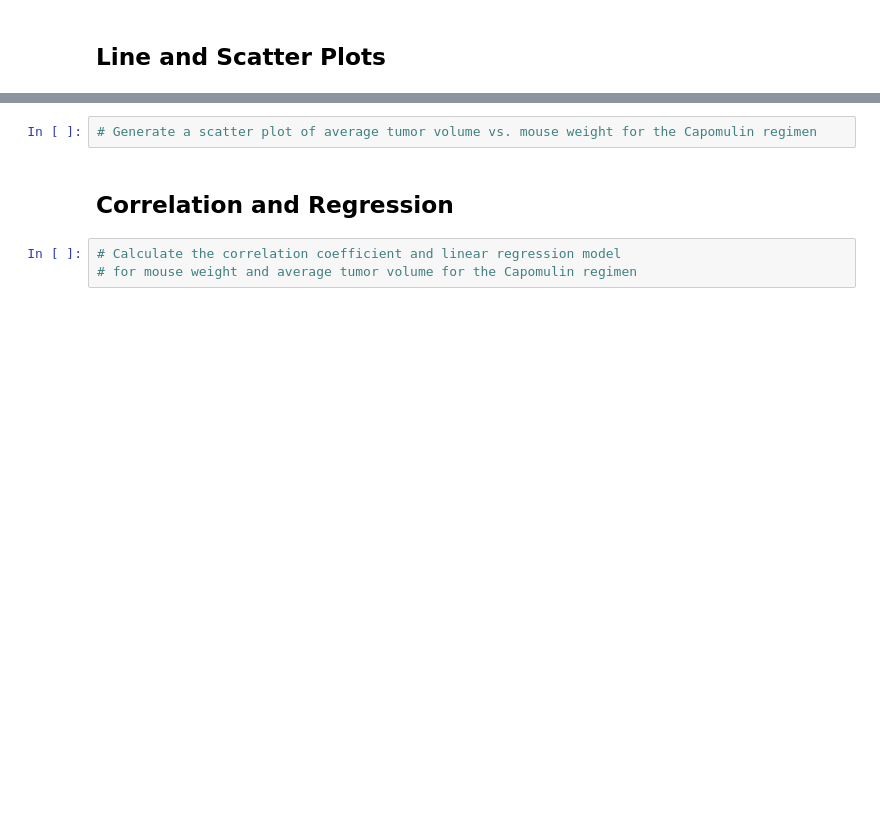
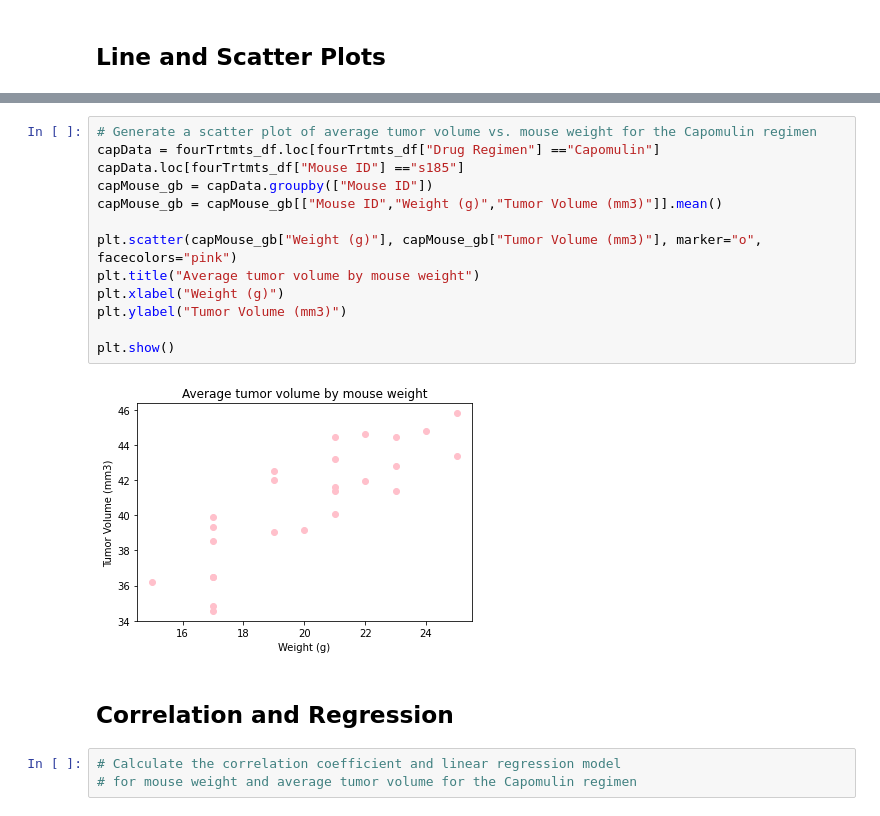
Before and after one commit to kunaual/matplotlib-challenge, a Jupyter notebook: Pymaceuticals/pymaceuticals.ipynb, the cells around one changed output, grey strips where cells are left out. Cells and saved outputs as stored; diff of their text form; blank space fills up the shorter version.

```diff
--- a/Pymaceuticals/pymaceuticals.ipynb
+++ b/Pymaceuticals/pymaceuticals.ipynb
@@ -349,5 +369,18 @@ plt.show()
-# %%
-# Generate a scatter plot of average tumor volume vs. mouse weight for the Capomulin regimen
+# %%
+# Generate a scatter plot of average tumor volume vs. mouse weight for the Capomulin regimen
+capData = fourTrtmts_df.loc[fourTrtmts_df["Drug Regimen"] =="Capomulin"]
+capData.loc[fourTrtmts_df["Mouse ID"] =="s185"]
+capMouse_gb = capData.groupby(["Mouse ID"])
+capMouse_gb = capMouse_gb[["Mouse ID","Weight (g)","Tumor Volume (mm3)"]].mean()
+
+plt.scatter(capMouse_gb["Weight (g)"], capMouse_gb["Tumor Volume (mm3)"], marker="o", facecolors="pink")
+plt.title("Average tumor volume by mouse weight")
+plt.xlabel("Weight (g)")
+plt.ylabel("Tumor Volume (mm3)")
+
+plt.show()
+# %% [output]
+[figure, added]
 # %% [markdown]
 ## Correlation and Regression
 # %%
```
Also changed, not shown: parts of 6 cells of this notebook.
